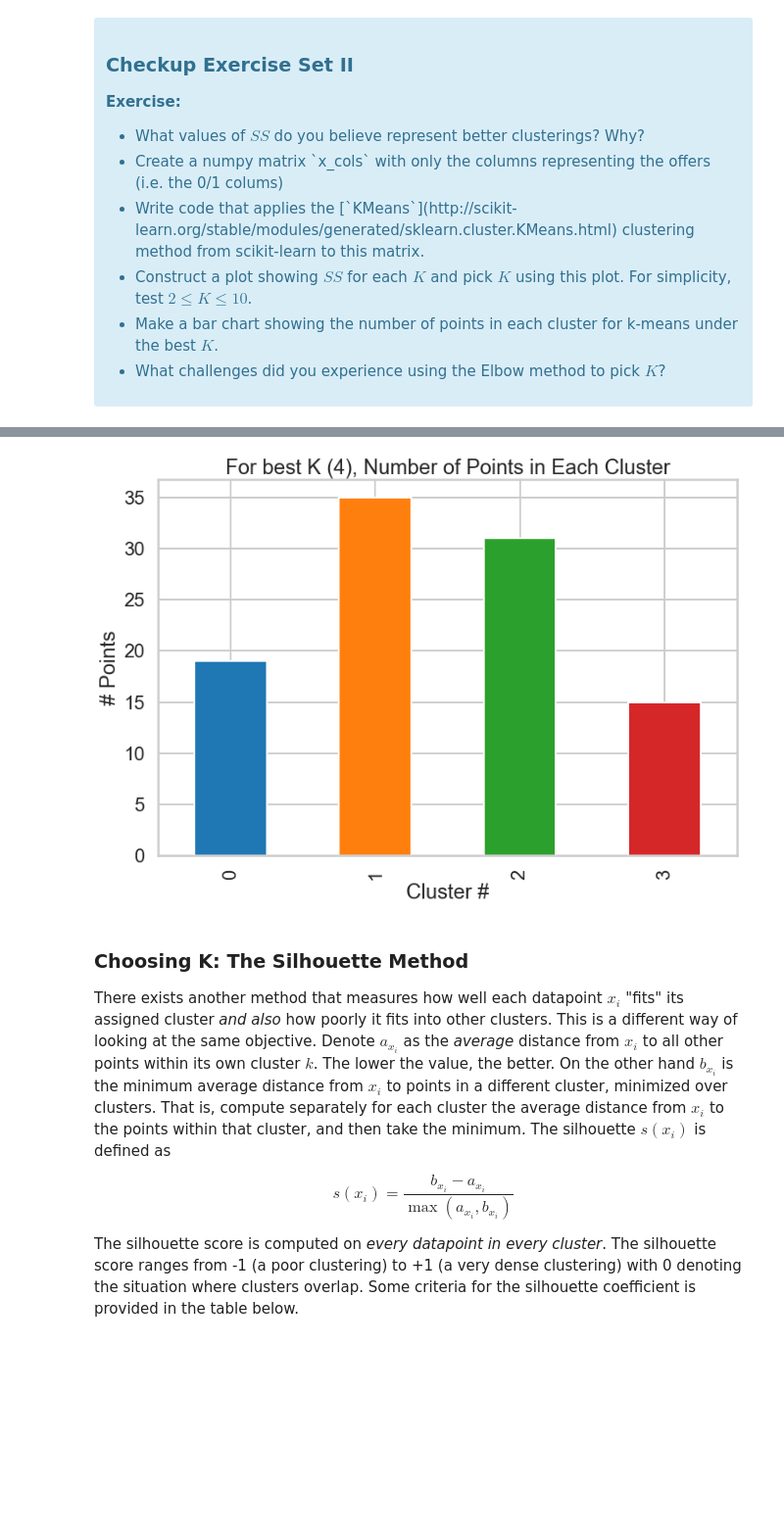
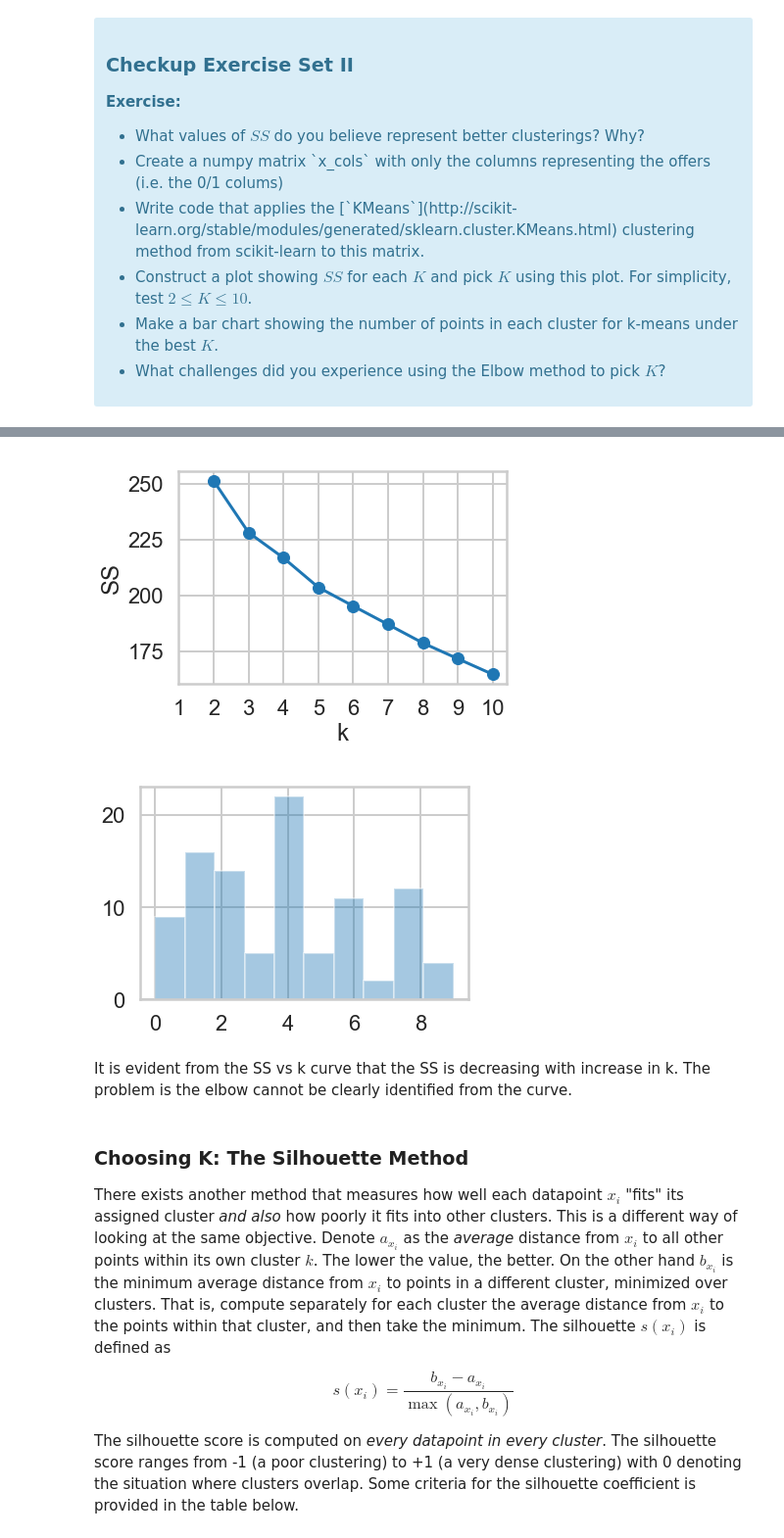
Before and after one commit to aygunduzx/Springboard, a Jupyter notebook: Mini_Project_Clustering.ipynb, the cells around one changed output, grey strips where cells are left out. Shown: that part at 98% size. Saved outputs shown, nothing was run; the diff lists cells and outputs as text; code cells hidden in the pictures; blank space fills up the shorter version.

```diff
--- a/Mini_Project_Clustering.ipynb
+++ b/Mini_Project_Clustering.ipynb
@@ -96,6 +63,9 @@ memory usage: 23.1+ KB
 # %%
-customers = pd.pivot_table(df, index='customer_name', columns='offer_id', values='n', fill_value=0)
-customers.head()
+#your turn
+df_merged = pd.merge(df_transactions, df_offers, on='offer_id')
+df_pivot = df_merged.pivot_table(index=['customer_name'], columns='offer_id', values='n')
+df_pivot.fillna(value=0, inplace=True)
+df_pivot.head()
 # %% [output]
 | offer_id | 1 | 2 | 3 | 4 | 5 | 6 | 7 | 8 | 9 | 10 | ... |
 | customer_name |  |  |  |  |  |  |  |  |  |  | ... |
@@ -147,16 +104,42 @@ plt.show()
-# %%
-cluster = KMeans(n_clusters=4)
-
-df_pivot['cluster'] = cluster.fit_predict(df_pivot)
-
-plt.figure(figsize=(12,8))
-ax = df_pivot.cluster.value_counts().sort_index().plot.bar()
-plt.title("For best K (4), Number of Points in Each Cluster")
-plt.xlabel("Cluster #")
-plt.ylabel("# Points")
-plt.show()
-# %% [output]
-[figure, removed]
+# %%
+# lower vaues of SS represents better clustering since it shows that points in the custers are close to their respective centroids.
+
+#numpy matrix x_cols
+x_cols = df_pivot.as_matrix(columns=None)
+
+#import KMeans
+from sklearn.cluster import KMeans
+
+#supplying range of clusters and calculating their inertia
+ks = range(2,11)
+inertias  = []
+
+for k in ks:
+    model = KMeans(n_clusters = k, random_state=42)
+
+    #fit model to samples
+    model.fit(x_cols)
+
+    #append inertia to list of inertias
+    inertias.append(model.inertia_)
+
+#plot ks vs inertias
+plt.plot(ks, inertias, '-o')
+plt.xlabel('k')
+plt.ylabel('SS')
+plt.xticks(list(range(1,11)))
+plt.show()
+# %% [output]
+[figure, added]
+# %%
+final_model = KMeans(n_clusters=10, random_state=42)
+df_pivot['cluster_id']=final_model.fit_predict(x_cols)
+sns.distplot(final_model.labels_, bins=10,kde=False)
+plt.show()
+# %% [output]
+[figure, added]
+# %% [markdown]
+It is evident from the SS vs k curve that the SS is decreasing with increase in k. The problem is the elbow cannot be clearly identified from the curve.
 # %% [markdown]
 ### Choosing K: The Silhouette Method
 
```
Also changed, not shown: parts of 28 cells of this notebook.
